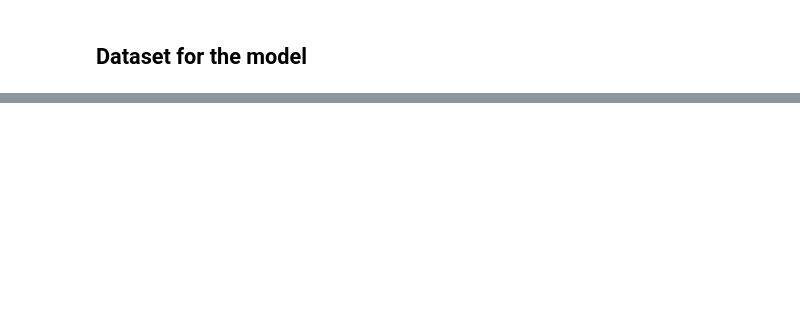
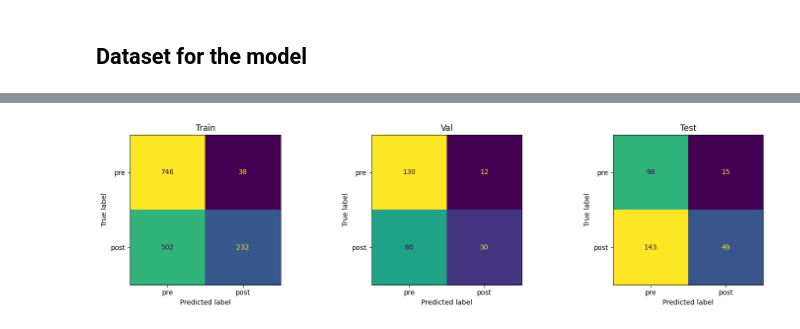
Before and after one commit to Mpinaz/Thesis, a Jupyter notebook: Model.ipynb, the cells around one changed output, grey strips where cells are left out. Drawn from its saved outputs; the diff is of its cells as text; code cells hidden in the pictures; blank space fills up the shorter version.

```diff
--- a/Model.ipynb
+++ b/Model.ipynb
@@ -268,9 +259,9 @@ class WaveDataset(Dataset):
 # %%
 class CNN(nn.Module):
-    def __init__(self, in_channels=1, n_classes=2):
+    def __init__(self, input_channels=3, output_classes=2):
         super().__init__()
         self.features = nn.Sequential(
-            nn.Conv1d(in_channels, 16, kernel_size=7, padding=3),
+            nn.Conv1d(input_channels, 16, kernel_size=7, padding=3),
             nn.BatchNorm1d(16),
             nn.ReLU(),
             nn.MaxPool1d(2),
@@ -283,11 +274,12 @@ class CNN(nn.Module):
             nn.Conv1d(32, 64, kernel_size=3, padding=1),
             nn.BatchNorm1d(64),
             nn.ReLU(),
+            # In caso prova anche un Flatten
             nn.AdaptiveAvgPool1d(1),   # riduce l'asse temporale a 1
         )
-        self.classifier = nn.Linear(64, n_classes)
+        self.lin = nn.Linear(64, output_classes)
 
     def forward(self, x):            # x: (batch, in_channels, lunghezza)
         x = self.features(x)         # (batch, 64, 1)
         x = x.flatten(1)             # (batch, 64)
-        return self.classifier(x)
+        return self.lin(x)
@@ -310,0 +383,25 @@ class RNN(nn.Module):
+# %%
+def get_preds(model, loader):
+    y_true, y_pred = [], []
+    with torch.no_grad():
+        for x, y in loader:
+            x = x.to(device)
+            out = model(x)
+            y_pred.extend(out.argmax(1).cpu().numpy())
+            y_true.extend(y.numpy())
+    return np.array(y_true), np.array(y_pred)
+# %%
+loaders = {"Train": train_loader, "Val": val_loader, "Test": test_loader}
+labels  = ["pre", "post"]        # 0 = pre, 1 = post
+model.eval()
+fig, axes = plt.subplots(1, 3, figsize=(15, 4))
+for ax, (name, loader) in zip(axes, loaders.items()):
+    yt, yp = get_preds(model, loader)
+    cm = confusion_matrix(yt, yp, labels=[0, 1])
+    ConfusionMatrixDisplay(cm, display_labels=labels).plot(ax=ax, colorbar=False)
+    ax.set_title(name)
+
+fig.tight_layout()
+plt.show()
+# %% [output]
+[figure, added]
```
Also changed, not shown: parts of 14 cells of this notebook.
